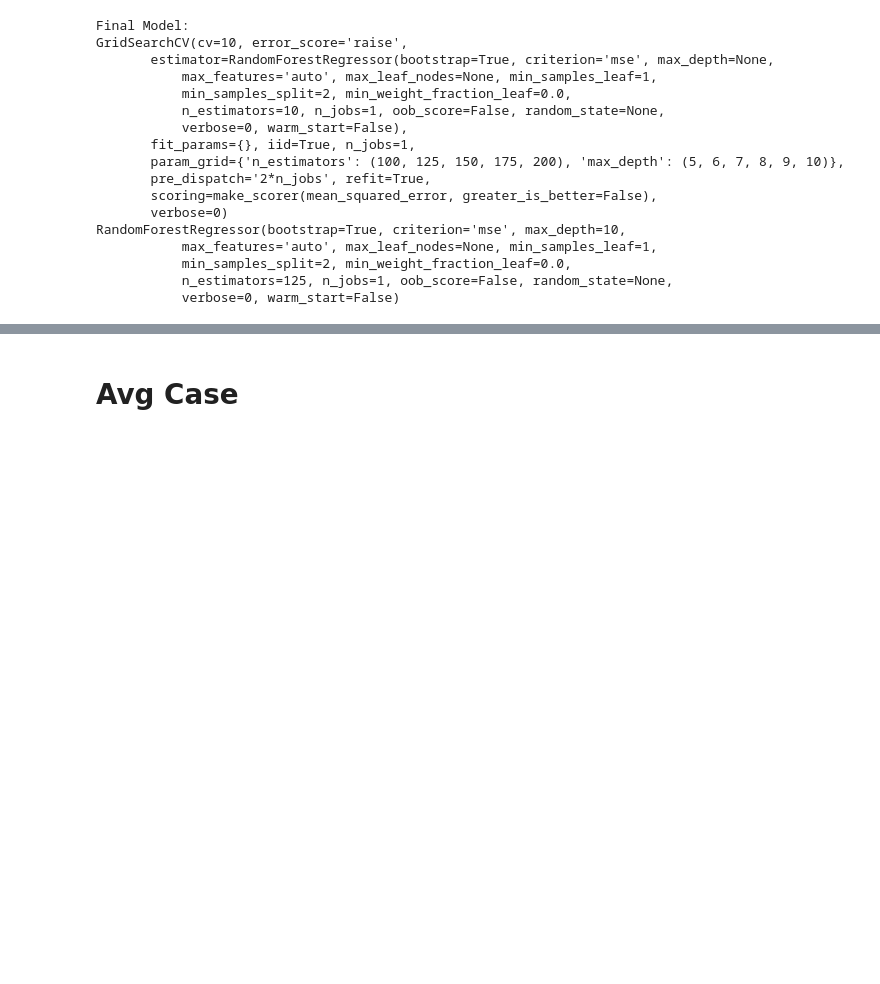
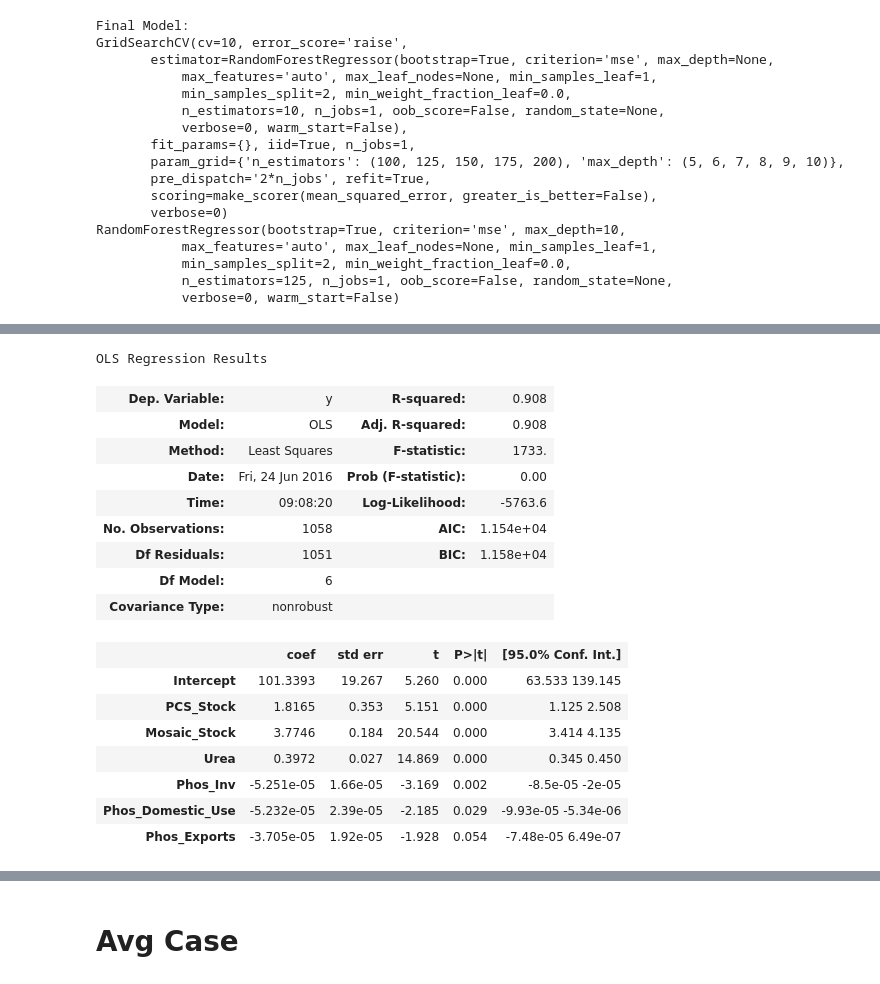
Before and after one commit to stei0792/chspython, a Jupyter notebook: DAP-Predictions/DAP-MAP Predictions May.ipynb, the cells around one changed output, grey strips where cells are left out. Saved outputs shown, nothing was run; the diff lists cells and outputs as text; code cells hidden in the pictures; blank space fills up the shorter version.

```diff
--- a/DAP-Predictions/DAP-MAP Predictions May.ipynb
+++ b/DAP-Predictions/DAP-MAP Predictions May.ipynb
@@ -1609,0 +1672,79 @@ R^2 train: 0.989, test: 0.976
+# %%
+#forward selection stepwise, I already executed definition in above section
+data = df_96on7[['Urea','Phos_Inv','Phos_Exports','Phos_Domestic_Use','PCS_Stock','Mosaic_Stock']]
+response = df_96on7['DAP_up7weeks'] # need to have in the series format
+Y = np.array(Y)
+
+import pandas as pd
+import numpy as np
+import matplotlib.pyplot as plt
+import seaborn as sns
+%matplotlib inline
+from datetime import datetime
+import statsmodels.api as sm
+import statsmodels.formula.api as smf
+import matplotlib.pyplot as plt
+from statsmodels.sandbox.regression.predstd import wls_prediction_std
+from scipy.stats.stats import pearsonr
+import numpy as np
+from statsmodels import regression
+import math
+#forward stepwise regression formula
+def forward_aic(response, data):
+    # This function will work with pandas dataframes and series
+
+    # Initialize some variables
+    explanatory = list(data.columns)
+    selected = pd.Series(np.ones(data.shape[0]), name="Intercept")
+    current_score, best_new_score = np.inf, np.inf
+
+    # Loop while we haven't found a better model
+    while current_score == best_new_score and len(explanatory) != 0:
+
+        scores_with_elements = []
+        count = 0
+
+        # For each explanatory variable
+        for element in explanatory:
+            # Make a set of explanatory variables including our current best and the new one
+            tmp = pd.concat([selected, data[element]], axis=1)
+            # Test the set
+            result = regression.linear_model.OLS(Y, tmp).fit()
+            score = result.aic
+            scores_with_elements.append((score, element, count))
+            count += 1
+
+        # Sort the scoring list
+        scores_with_elements.sort(reverse = True)
+        # Get the best new variable
+        best_new_score, best_element, index = scores_with_elements.pop()
+        if current_score > best_new_score:
+            # If it's better than the best add it to the set
+            explanatory.pop(index)
+            selected = pd.concat([selected, data[best_element]],axis=1)
+            current_score = best_new_score
+    # Return the final model
+    model = regression.linear_model.OLS(Y, selected).fit()
+    return model
+result = forward_aic(Y, data)
+result.summary()
+#now mosaic is more important than urea, so the lead of the stocks changed only that
+# %% [output]
+OLS Regression Results
+| Dep. Variable: | y | R-squared: | 0.908 |
+| Model: | OLS | Adj. R-squared: | 0.908 |
+| Method: | Least Squares | F-statistic: | 1733. |
+| Date: | Fri, 24 Jun 2016 | Prob (F-statistic): | 0.00 |
+| Time: | 09:08:20 | Log-Likelihood: | -5763.6 |
+| No. Observations: | 1058 | AIC: | 1.154e+04 |
+| Df Residuals: | 1051 | BIC: | 1.158e+04 |
+| Df Model: | 6 |  |  |
+| Covariance Type: | nonrobust |  |  |
+|  | coef | std err | t | P>|t| | [95.0% Conf. Int.] |
+| Intercept | 101.3393 | 19.267 | 5.260 | 0.000 | 63.533 139.145 |
+| PCS_Stock | 1.8165 | 0.353 | 5.151 | 0.000 | 1.125 2.508 |
+| Mosaic_Stock | 3.7746 | 0.184 | 20.544 | 0.000 | 3.414 4.135 |
+| Urea | 0.3972 | 0.027 | 14.869 | 0.000 | 0.345 0.450 |
+| Phos_Inv | -5.251e-05 | 1.66e-05 | -3.169 | 0.002 | -8.5e-05 -2e-05 |
+| Phos_Domestic_Use | -5.232e-05 | 2.39e-05 | -2.185 | 0.029 | -9.93e-05 -5.34e-06 |
+| Phos_Exports | -3.705e-05 | 1.92e-05 | -1.928 | 0.054 | -7.48e-05 6.49e-07 |
```
Also changed, not shown: parts of 77 cells of this notebook.
